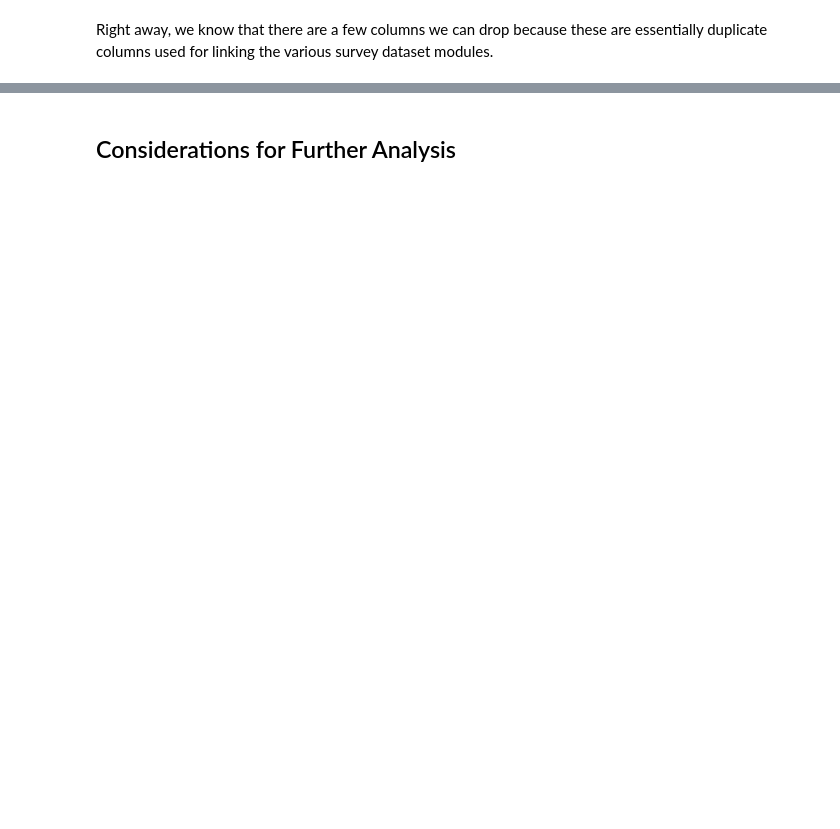
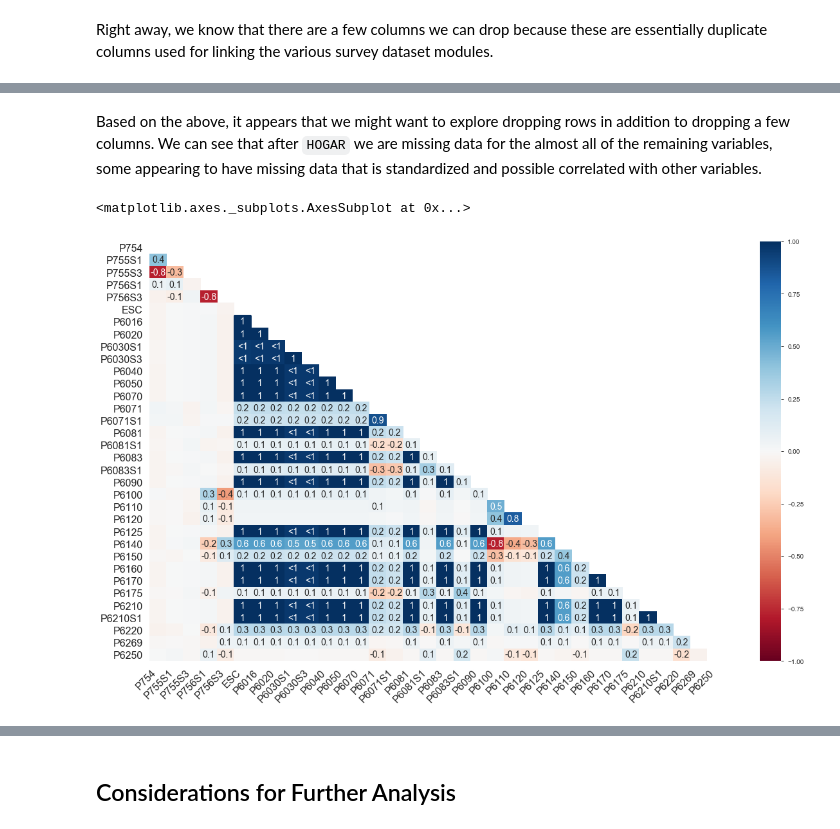
Before and after one commit to squiroga8/dsc-mod-5-project-online-ds-sp-000, a Jupyter notebook: student.ipynb, the cells around one changed output, grey strips where cells are left out. Drawn from its saved outputs; the diff is of its cells as text; code cells hidden in the pictures; blank space fills up the shorter version.

```diff
--- a/student.ipynb
+++ b/student.ipynb
@@ -321,0 +722,8 @@ ven_df.drop(['DIRECTORIO', 'SECUENCIA_P', 'ORDEN', 'Fex_c_2011', 'fex_c_2011_y',
+# %% [markdown]
+Based on the above, it appears that we might want to explore dropping rows in addition to dropping a few columns. We can see that after `HOGAR` we are missing data for the almost all of the remaining variables, some appearing to have missing data that is standardized and possible correlated with other variables.
+# %%
+# missingno heatmap to see correlation between variables
+msno.heatmap(ven_df)
+# %% [output]
+<matplotlib.axes._subplots.AxesSubplot at 0x...>
+[figure, added]
```
Also changed, not shown: parts of 329 cells of this notebook, 50 other files.
